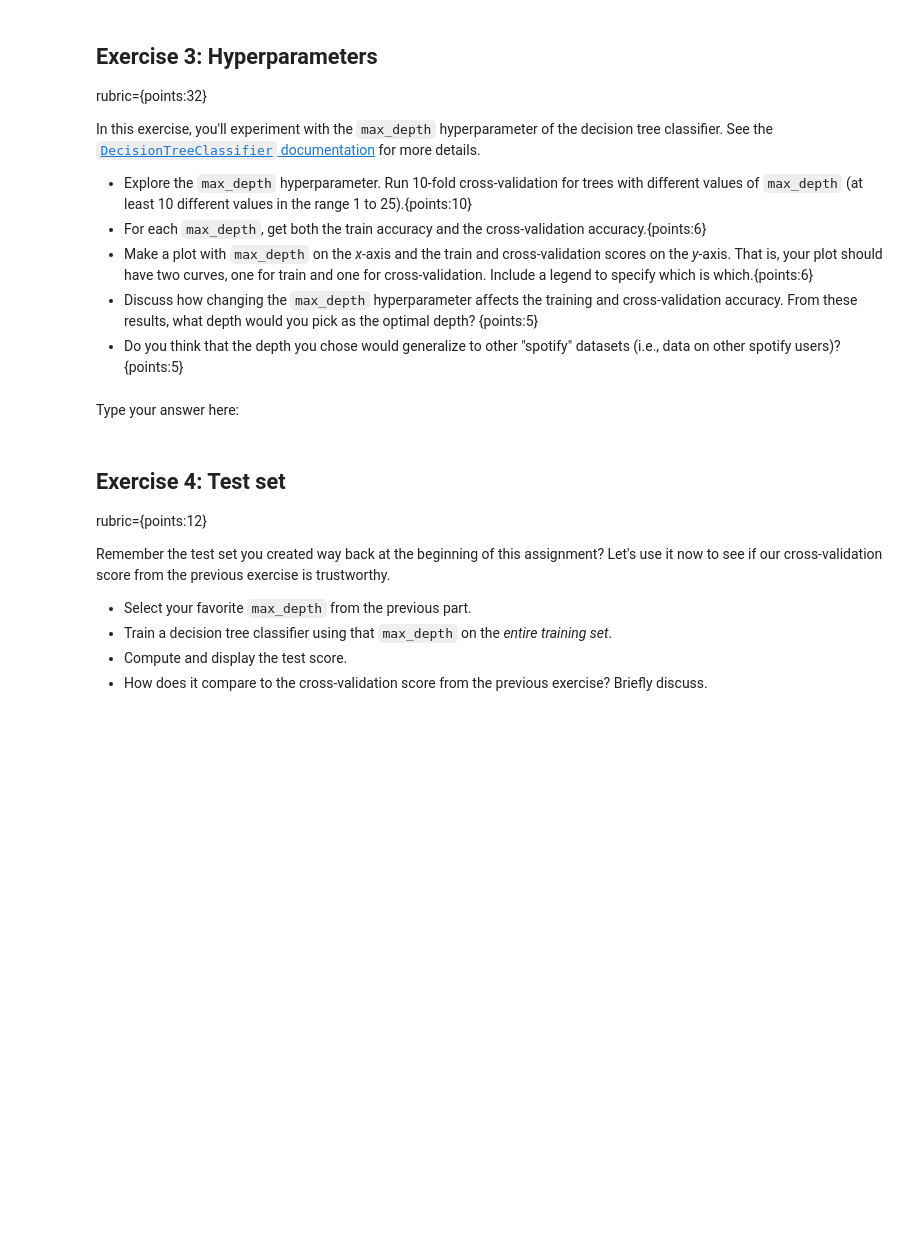
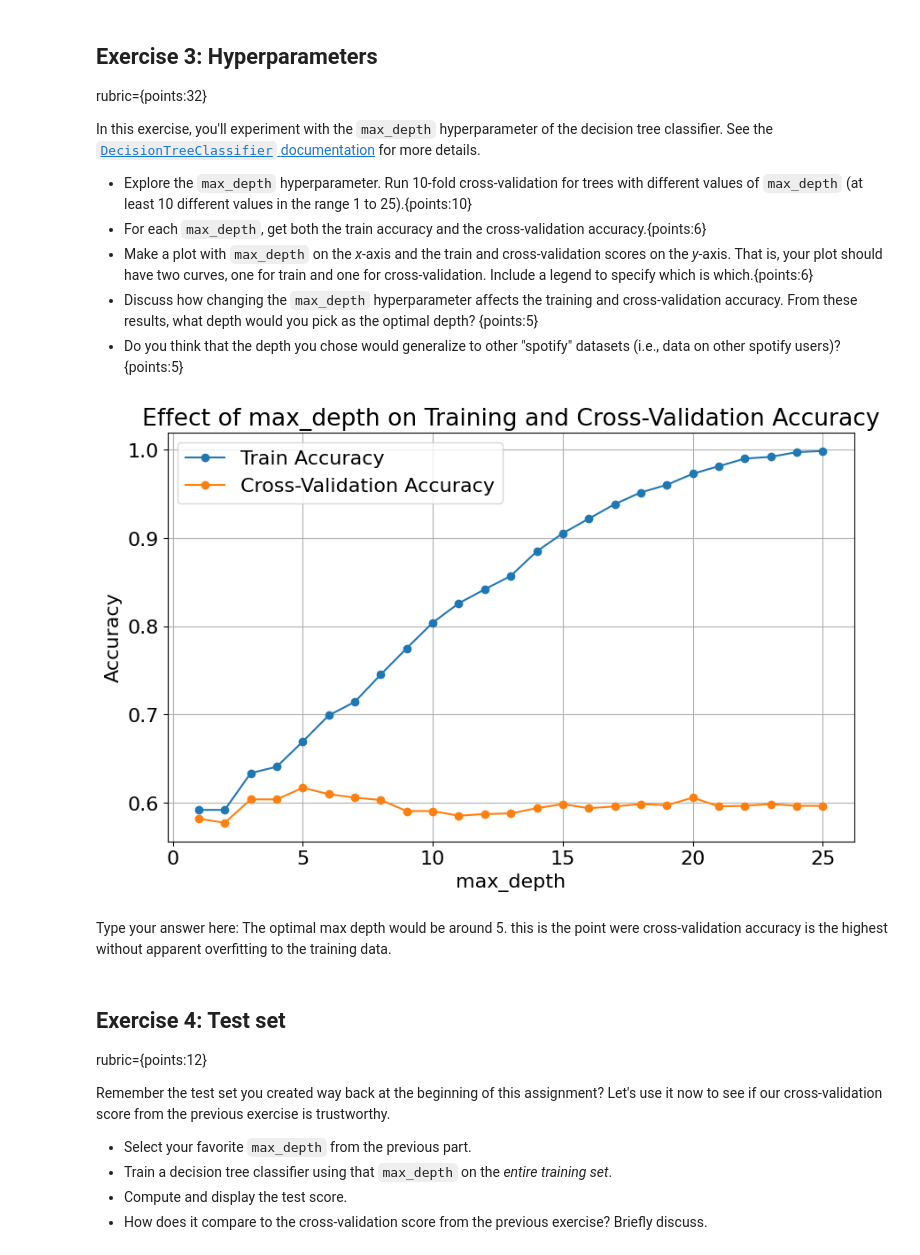
Before and after one commit to cartwatson/course-work, a Jupyter notebook: 4320-intro-to-AIML/2assign/CS4320_hw2.ipynb, the cells around one changed output. Cells and saved outputs as stored; diff of their text form; code cells hidden in the pictures; blank space fills up the shorter version.

```diff
--- a/4320-intro-to-AIML/2assign/CS4320_hw2.ipynb
+++ b/4320-intro-to-AIML/2assign/CS4320_hw2.ipynb
@@ -175,0 +219,18 @@ rubric={points:4}
+# %%
+# Define the features to be used (excluding 'song_title' and 'artist')
+features_to_use = df_train.columns.difference(['song_title', 'artist'])
+features_to_use = ['danceability', 'tempo', 'energy', 'valence',]
+
+df_train_dropped = df_train.drop(['song_title', 'artist'], axis=1)
+df_test_dropped = df_test.drop(['song_title', 'artist'], axis=1)
+
+# Create X_train, y_train, X_test, and y_test
+X_train = df_train_dropped[features_to_use]
+y_train = df_train_dropped['target']
+
+X_test = df_test_dropped[features_to_use]
+y_test = df_test_dropped['target']
+
+# Initialize and fit a DecisionTreeClassifier
+clf = DecisionTreeClassifier(random_state=123)
+clf.fit(X_train, y_train)
@@ -232,5 +370,39 @@ In this exercise, you'll experiment with the `max_depth` hyperparameter of the d
-# %% [markdown]
-Type your answer here:
+# %%
+# Initialize lists to store train and cross-validation scores
+train_scores = []
+cross_val_scores = []
+
+# Define a range of max_depth values to explore
+max_depth_values = list(range(1, 26))
+
+# Loop through different max_depth values
+for max_depth in max_depth_values:
+    # Create and fit a DecisionTreeClassifier with the current max_depth
+    clf = DecisionTreeClassifier(max_depth=max_depth, random_state=123)
+    clf.fit(X_train, y_train)
+
+    # Compute and store training score
+    train_score = clf.score(X_train, y_train)
+    train_scores.append(train_score)
+
+    # Perform 10-fold cross-validation and compute and store the mean cross-validation score
+    cross_val_score_mean = cross_val_score(clf, X_train, y_train, cv=10, scoring='accuracy').mean()
+    cross_val_scores.append(cross_val_score_mean)
+
+# Create a plot to visualize the effect of max_depth on training and cross-validation scores
+plt.figure(figsize=(10, 6))
+plt.plot(max_depth_values, train_scores, label='Train Accuracy', marker='o')
+plt.plot(max_depth_values, cross_val_scores, label='Cross-Validation Accuracy', marker='o')
+plt.xlabel('max_depth')
+plt.ylabel('Accuracy')
+plt.title('Effect of max_depth on Training and Cross-Validation Accuracy')
+plt.legend()
+plt.grid(True)
+plt.show()
+# %% [output]
+[figure, added]
+# %% [markdown]
+Type your answer here: The optimal max depth would be around 5.  this is the point were cross-validation accuracy is the highest without apparent overfitting to the training data.
 # %% [markdown]
 ## Exercise 4: Test set
 rubric={points:12}
```
Also changed, not shown: parts of 32 cells of this notebook, 3 other files.
